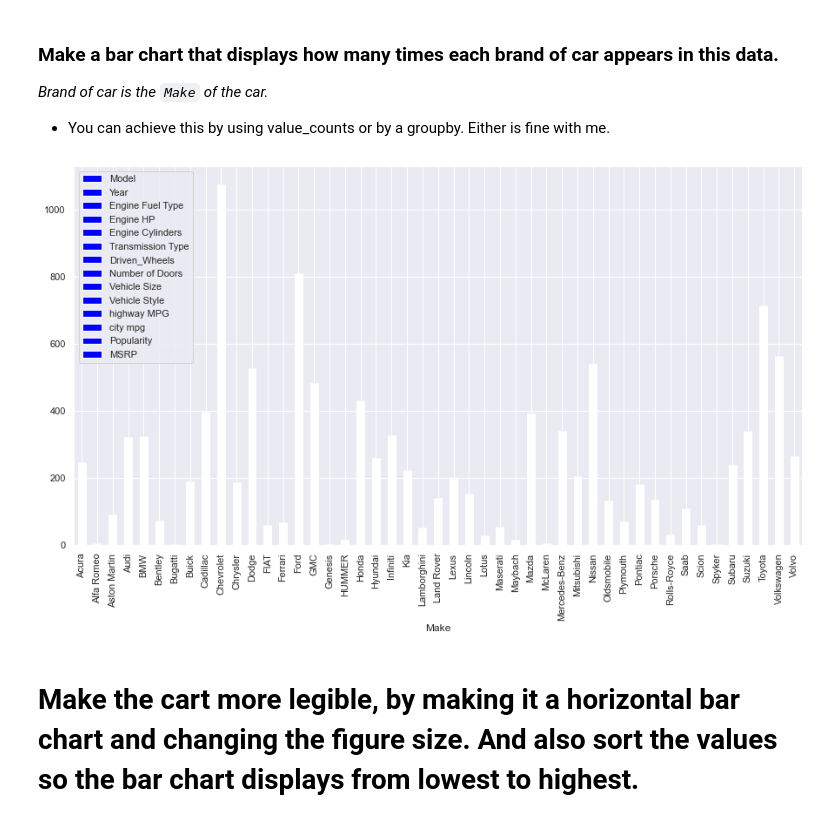
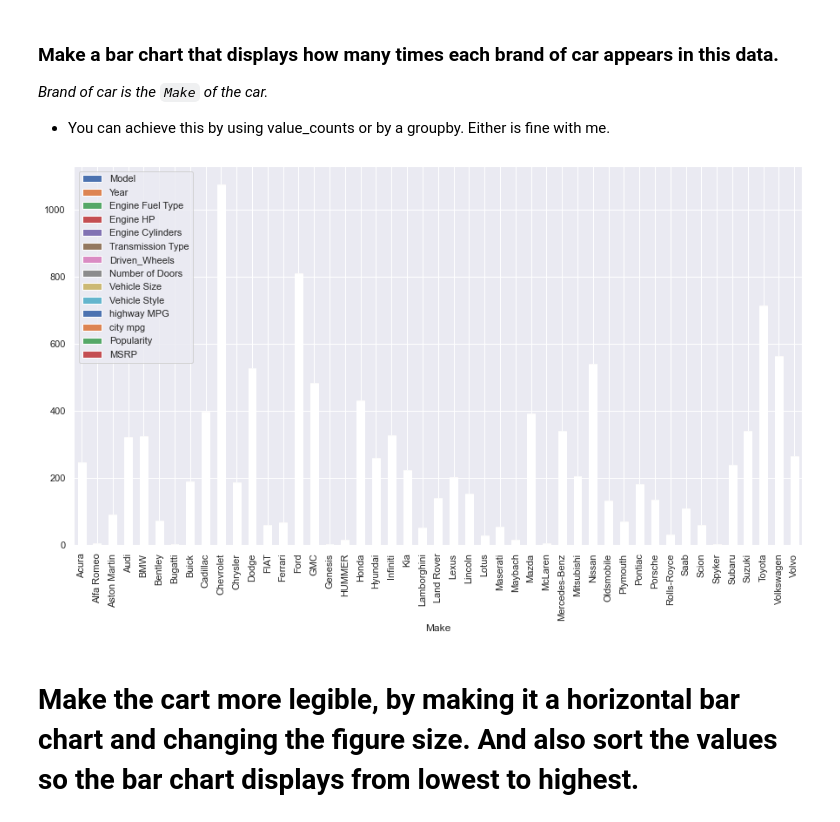
Before and after one commit to ytz825/2021-fall-data-science, a Jupyter notebook: Week-02-EDA/Exercise-EDA.ipynb, the cells around one changed output. Cells and saved outputs as stored; diff of their text form; code cells hidden in the pictures.

```diff
--- a/Week-02-EDA/Exercise-EDA.ipynb
+++ b/Week-02-EDA/Exercise-EDA.ipynb
@@ -100,10 +100,10 @@ _Brand of car is the `Make` of the car._
 # %%
 # Make a bar chart that displays how many times each brand of car appears in this data.
 
-df.groupby('Make').count().plot(kind = 'bar', color='blue', figsize = (15,8))
+df.groupby('Make').count().plot(kind = 'bar', figsize = (15,8))
 plt.show()
 # %% [output]
-[figure, old version]
+[figure, new version]
 # %% [markdown]
 # Make the cart more legible, by making it a horizontal bar chart and changing the figure size.  And also sort the values so the bar chart displays from lowest to highest.
 # %%
```
Also changed, not shown: parts of 12 cells of this notebook.
